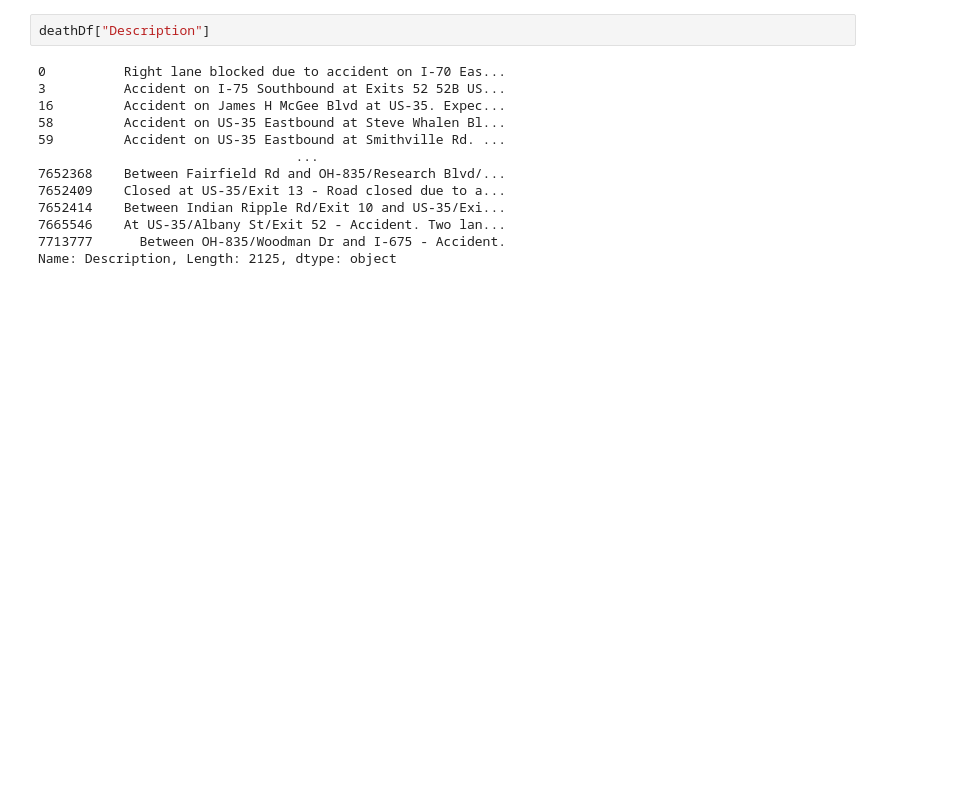
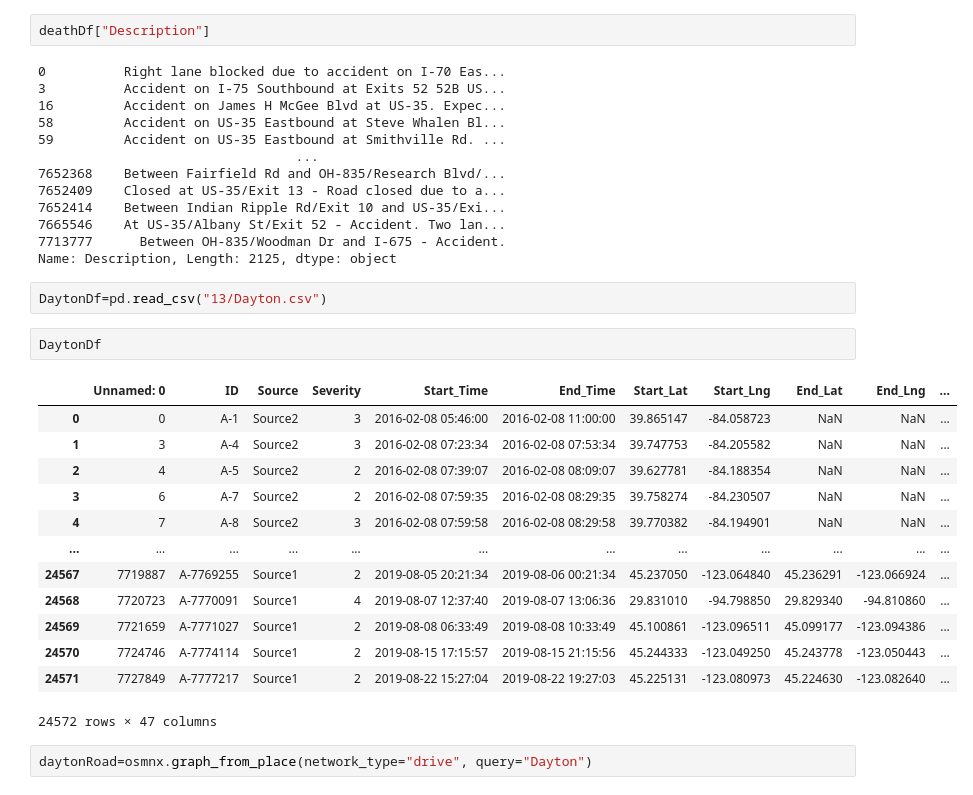
Before and after one commit to KaarenTenson/AccidentModel, a Jupyter notebook: USAccidentDataProcessing.ipynb, the cells around one changed output. Cells and saved outputs as stored; diff of their text form; blank space fills up the shorter version.

```diff
--- a/USAccidentDataProcessing.ipynb
+++ b/USAccidentDataProcessing.ipynb
@@ -53,3 +53,23 @@ deathDf["Description"]
 7665546    At US-35/Albany St/Exit 52 - Accident. Two lan...
 7713777      Between OH-835/Woodman Dr and I-675 - Accident.
 Name: Description, Length: 2125, dtype: object
+# %%
+DaytonDf=pd.read_csv("13/Dayton.csv")
+# %%
+DaytonDf
+# %% [output]
+|  | Unnamed: 0 | ID | Source | Severity | Start_Time | End_Time | Start_Lat | Start_Lng | End_Lat | End_Lng | ... |
+| 0 | 0 | A-1 | Source2 | 3 | 2016-02-08 05:46:00 | 2016-02-08 11:00:00 | 39.865147 | -84.058723 | NaN | NaN | ... |
+| 1 | 3 | A-4 | Source2 | 3 | 2016-02-08 07:23:34 | 2016-02-08 07:53:34 | 39.747753 | -84.205582 | NaN | NaN | ... |
+| 2 | 4 | A-5 | Source2 | 2 | 2016-02-08 07:39:07 | 2016-02-08 08:09:07 | 39.627781 | -84.188354 | NaN | NaN | ... |
+| 3 | 6 | A-7 | Source2 | 2 | 2016-02-08 07:59:35 | 2016-02-08 08:29:35 | 39.758274 | -84.230507 | NaN | NaN | ... |
+| 4 | 7 | A-8 | Source2 | 3 | 2016-02-08 07:59:58 | 2016-02-08 08:29:58 | 39.770382 | -84.194901 | NaN | NaN | ... |
+| ... | ... | ... | ... | ... | ... | ... | ... | ... | ... | ... | ... |
+| 24567 | 7719887 | A-7769255 | Source1 | 2 | 2019-08-05 20:21:34 | 2019-08-06 00:21:34 | 45.237050 | -123.064840 | 45.236291 | -123.066924 | ... |
+| 24568 | 7720723 | A-7770091 | Source1 | 4 | 2019-08-07 12:37:40 | 2019-08-07 13:06:36 | 29.831010 | -94.798850 | 29.829340 | -94.810860 | ... |
+| 24569 | 7721659 | A-7771027 | Source1 | 2 | 2019-08-08 06:33:49 | 2019-08-08 10:33:49 | 45.100861 | -123.096511 | 45.099177 | -123.094386 | ... |
+| 24570 | 7724746 | A-7774114 | Source1 | 2 | 2019-08-15 17:15:57 | 2019-08-15 21:15:56 | 45.244333 | -123.049250 | 45.243778 | -123.050443 | ... |
+| 24571 | 7727849 | A-7777217 | Source1 | 2 | 2019-08-22 15:27:04 | 2019-08-22 19:27:03 | 45.225131 | -123.080973 | 45.224630 | -123.082640 | ... |
+24572 rows × 47 columns
+# %%
+daytonRoad=osmnx.graph_from_place(network_type="drive", query="Dayton")
```
Also changed, not shown: parts of 2 cells of this notebook, 1 other file.
